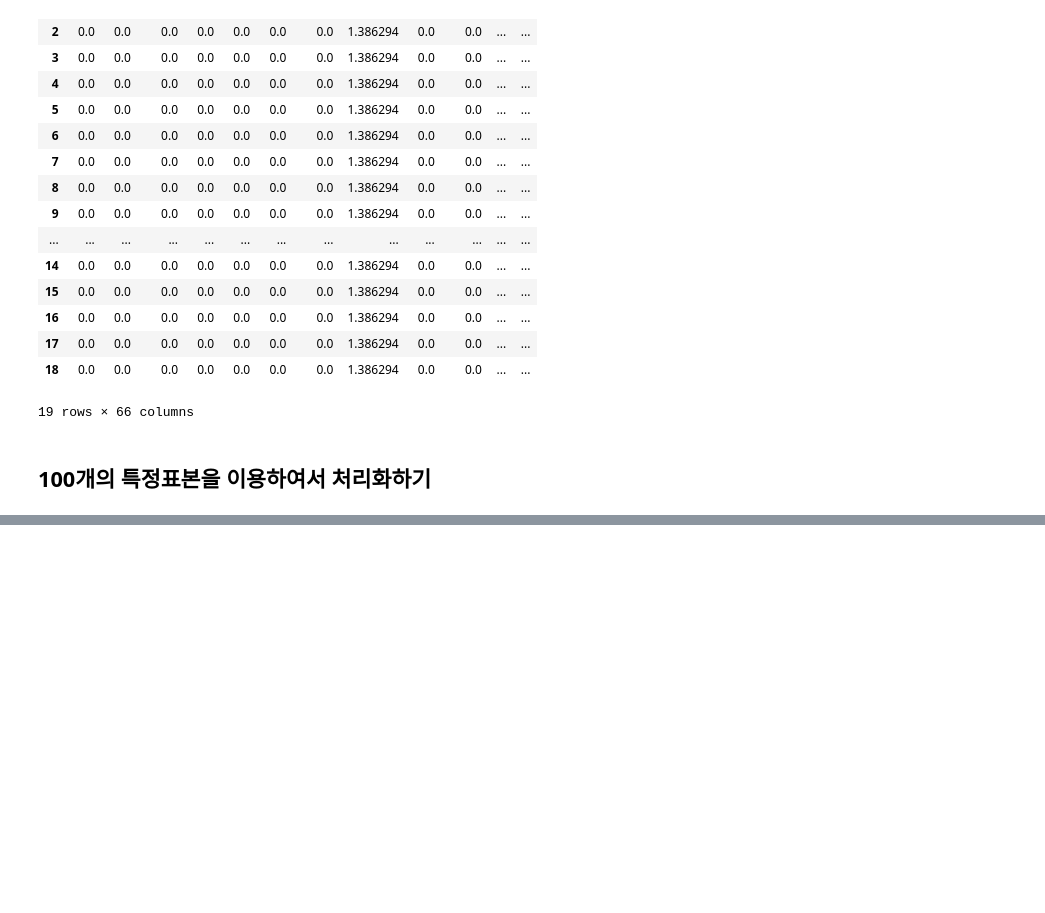
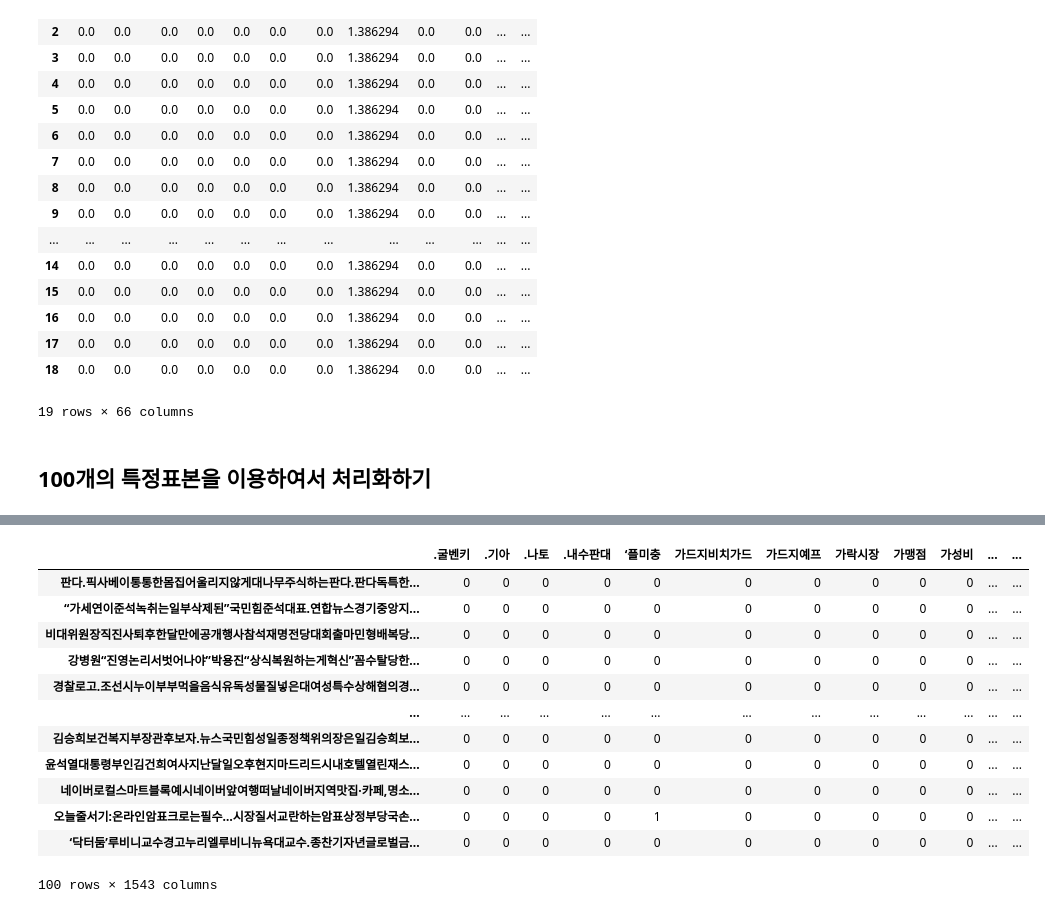
Before and after one commit to soldierzeus/bigdata_thunder, a Jupyter notebook: bigdata2/practice_bigdata_project.ipynb, the cells around one changed output, grey strips where cells are left out. Drawn from its saved outputs; the diff is of its cells as text; code cells hidden in the pictures; blank space fills up the shorter version.

```diff
--- a/bigdata2/practice_bigdata_project.ipynb
+++ b/bigdata2/practice_bigdata_project.ipynb
@@ -664,0 +681,34 @@ for newspaper_title in chosun_eilbo_database["title"]:
+# %%
+result = []
+
+# 각 문서에 대해서 아래 연산을 반복
+for i in range(len(whole_content_sentence_list)):
+  result.append([])
+  try:
+    d = whole_content_sentence_list[i]
+  except KeyError:
+    for j in range(len(title_content_vocab)):
+        result[-1].append(0)
+  else:
+    d2 = whole_content_sentence_list[i]
+    for j in range(len(title_content_vocab)):
+      t = title_content_vocab[j]
+      result[-1].append(tf(t, d2))
+
+# len(result)
+content_tf_ = pd.DataFrame(result, columns=title_content_vocab, index=whole_content_sentence_list)
+content_tf_
+# %% [output]
+|  | .굴벤키 | .기아 | .나토 | .내수판대 | ‘플미충 | 가드지비치가드 | 가드지예프 | 가락시장 | 가맹점 | 가성비 | ... | ... |
+| 판다.픽사베이통통한몸집어울리지않게대나무주식하는판다.판다독특한... | 0 | 0 | 0 | 0 | 0 | 0 | 0 | 0 | 0 | 0 | ... | ... |
+| “가세연이준석녹취는일부삭제된”국민힘준석대표.연합뉴스경기중앙지... | 0 | 0 | 0 | 0 | 0 | 0 | 0 | 0 | 0 | 0 | ... | ... |
+| 비대위원장직진사퇴후한달만에공개행사참석재명전당대회출마민형배복당... | 0 | 0 | 0 | 0 | 0 | 0 | 0 | 0 | 0 | 0 | ... | ... |
+| 강병원“진영논리서벗어나야”박용진“상식복원하는게혁신”꼼수탈당한... | 0 | 0 | 0 | 0 | 0 | 0 | 0 | 0 | 0 | 0 | ... | ... |
+| 경찰로고.조선시누이부부먹을음식유독성물질넣은대여성특수상해혐의경... | 0 | 0 | 0 | 0 | 0 | 0 | 0 | 0 | 0 | 0 | ... | ... |
+| ... | ... | ... | ... | ... | ... | ... | ... | ... | ... | ... | ... | ... |
+| 김승희보건복지부장관후보자.뉴스국민힘성일종정책위의장은일김승희보... | 0 | 0 | 0 | 0 | 0 | 0 | 0 | 0 | 0 | 0 | ... | ... |
+| 윤석열대통령부인김건희여사지난달일오후현지마드리드시내호텔열린재스... | 0 | 0 | 0 | 0 | 0 | 0 | 0 | 0 | 0 | 0 | ... | ... |
+| 네이버로컬스마트블록예시네이버앞여행떠날네이버지역맛집·카페,명소... | 0 | 0 | 0 | 0 | 0 | 0 | 0 | 0 | 0 | 0 | ... | ... |
+| 오늘줄서기:온라인암표크로는필수…시장질서교란하는암표상정부당국손... | 0 | 0 | 0 | 0 | 1 | 0 | 0 | 0 | 0 | 0 | ... | ... |
+| ‘닥터둠’루비니교수경고누리엘루비니뉴욕대교수.종찬기자년글로벌금... | 0 | 0 | 0 | 0 | 0 | 0 | 0 | 0 | 0 | 0 | ... | ... |
+100 rows × 1543 columns
```
Also changed, not shown: parts of 27 cells of this notebook.
